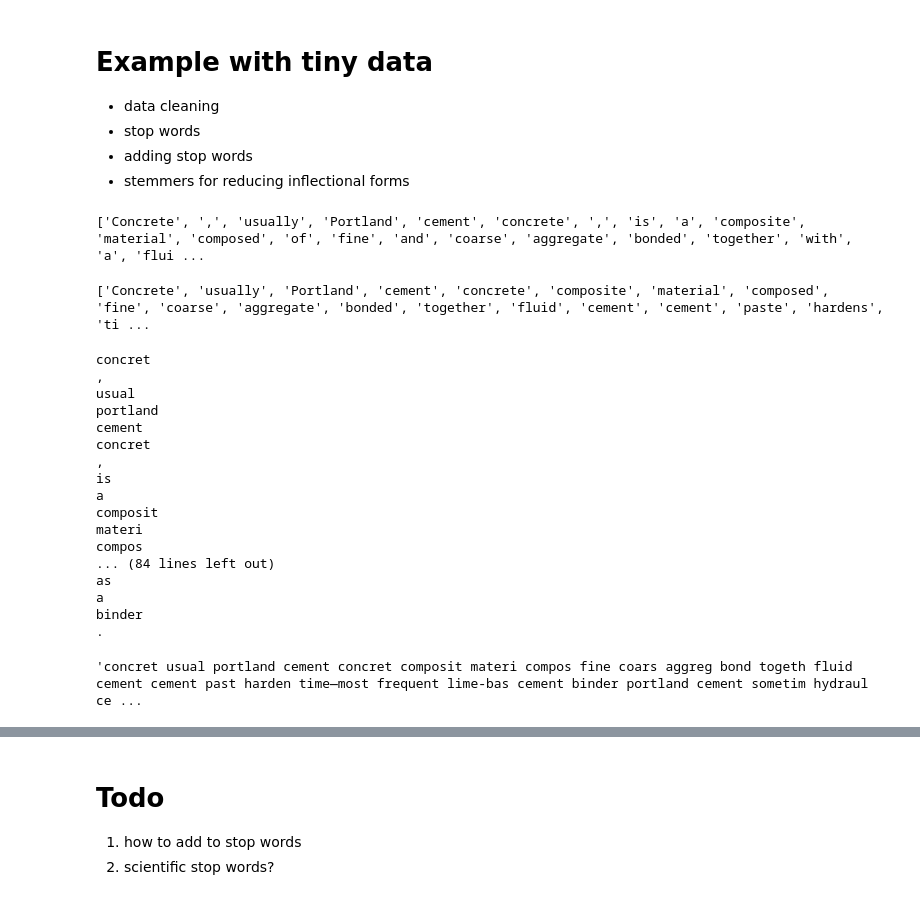
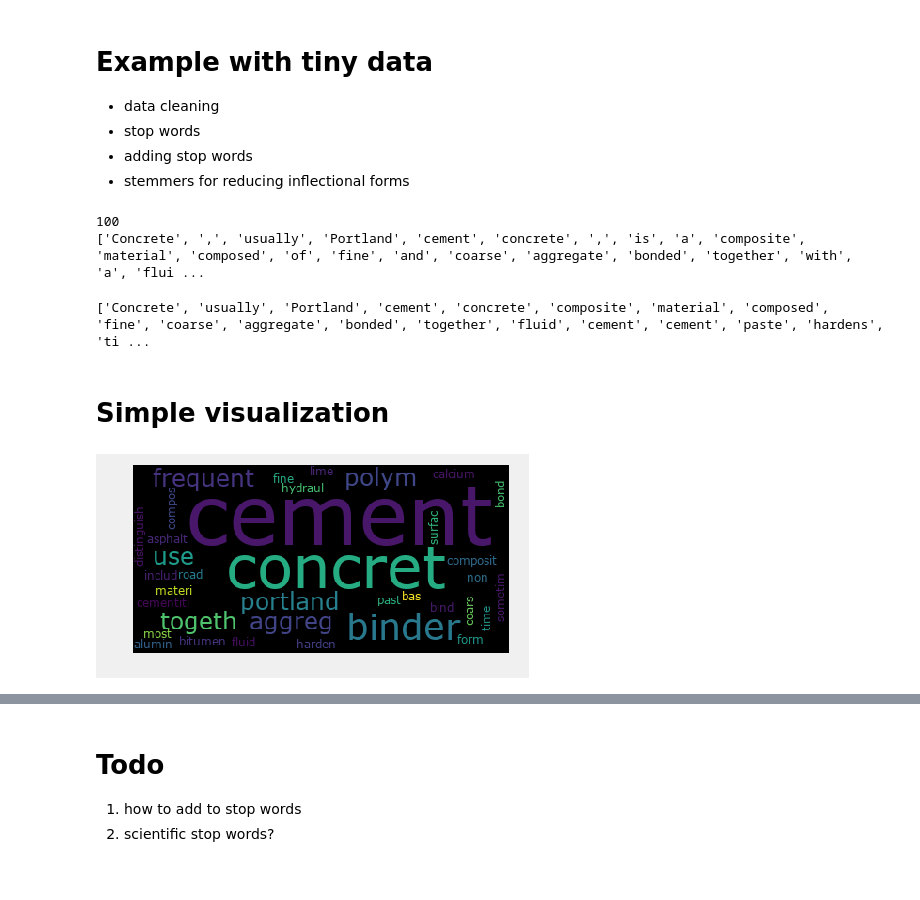
Before and after one commit to dani-lbnl/textxd2018, a Jupyter notebook: code/TextXD-Hackaton.ipynb, the cells around one changed output, grey strips where cells are left out. Drawn from its saved outputs; the diff is of its cells as text; code cells hidden in the pictures.

```diff
--- a/code/TextXD-Hackaton.ipynb
+++ b/code/TextXD-Hackaton.ipynb
@@ -76,21 +76,17 @@ data.iloc[0,1]
 from nltk.tokenize import sent_tokenize, word_tokenize
 
 data = "Concrete, usually Portland cement concrete, is a composite material composed of fine and coarse aggregate bonded together with a fluid cement (cement paste) that hardens over time—most frequently a lime-based cement binder, such as Portland cement, but sometimes with other hydraulic cements, such as a calcium aluminate cement. It is distinguished from other, non-cementitious types of concrete all binding some form of aggregate together, including asphalt concrete with a bitumen binder, which is frequently used for road surfaces, and polymer concretes that use polymers as a binder."
-words = word_tokenize(data)
-print(words)
+tokens = word_tokenize(data)
+print(len(tokens))
+print(tokens)
 # %% [output]
+100
 ['Concrete', ',', 'usually', 'Portland', 'cement', 'concrete', ',', 'is', 'a', 'composite', 'material', 'composed', 'of', 'fine', 'and', 'coarse', 'aggregate', 'bonded', 'together', 'with', 'a', 'flui ...
 # %%
 from nltk.tokenize import sent_tokenize, word_tokenize
 from nltk.corpus import stopwords
 import string
 from nltk.stem import PorterStemmer
-
-stopWords = set(stopwords.words('english'))
-newStopWords = ['.','that','all','use','[',']']
-exclude = set(string.punctuation)
-stopWords = stopWords.union(newStopWords)
-stopWords = stopWords.union(exclude)
 # %%
 def removeStopWords(words):
     #select english stopwords
@@ -108,28 +104,4 @@ newWords = removeStopWords(words)
 print(newWords)
 # %% [output]
 ['Concrete', 'usually', 'Portland', 'cement', 'concrete', 'composite', 'material', 'composed', 'fine', 'coarse', 'aggregate', 'bonded', 'together', 'fluid', 'cement', 'cement', 'paste', 'hardens', 'ti ...
-# %%
-ps = PorterStemmer()
-
-for word in words:
-    #print(word + ":" + ps.stem(word))
-    print(ps.stem(word))
-# %% [output]
-concret
-,
-usual
-portland
-cement
-concret
-,
-is
-a
-composit
-materi
-compos
-... (84 lines left out)
-as
-a
-binder
-.
 # %%
@@ -169,8 +146,26 @@ def preprocessing(text):
     preprocessed_text= ' '.join(tokens)
 
     return preprocessed_text
-# %%
-#print
-preprocessing(data)
-# %% [output]
-'concret usual portland cement concret composit materi compos fine coars aggreg bond togeth fluid cement cement past harden time—most frequent lime-bas cement binder portland cement sometim hydraul ce ...
+# %%
+#Better now with stems and lemmas
+goodTokens = preprocessing(data)
+# %% [markdown]
+# Simple visualization
+# %%
+import matplotlib.pyplot as plt
+from wordcloud import WordCloud, STOPWORDS
+
+text = 'all your base are belong to us all of your base base base'
+
+def generate_wordcloud(text): # optionally add: stopwords=STOPWORDS and change the arg below
+    wordcloud = WordCloud(font_path='/Library/Fonts/Verdana.ttf',
+                          relative_scaling = 1.0,
+                          stopwords = {'to', 'of'} # set or space-separated string
+                          ).generate(text)
+    plt.imshow(wordcloud)
+    plt.axis("off")
+    plt.show()
+
+generate_wordcloud(goodTokens)
+# %% [output]
+[figure, added]
```
Also changed, not shown: parts of 5 cells of this notebook, 1 other file.
